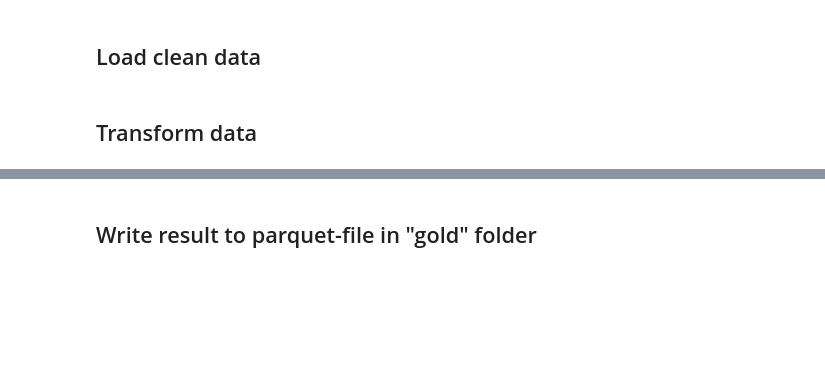
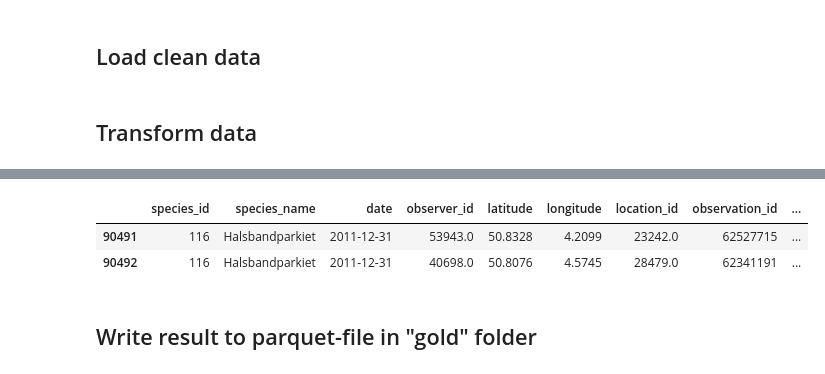
Before and after one commit to AnnelyseBe/syntra_eindwerk_birds, a Jupyter notebook: 3_transformation/1_observations.ipynb, the cells around one changed output, grey strips where cells are left out. Cells and saved outputs as stored; diff of their text form; code cells hidden in the pictures; blank space fills up the shorter version.

```diff
--- a/3_transformation/1_observations.ipynb
+++ b/3_transformation/1_observations.ipynb
@@ -71,5 +71,11 @@ df_observations.head(2)
 # %%
-df_observations_gold = df_observations[['species_id', 'species_name', 'date', 'observer_id', 'latitude', 'longitude', 'location_id', 'observation_id']]
+df_observations_gold = df_observations[['species_id', 'species_name', 'date', 'observer_id', 'latitude', 'longitude', 'location_id', 'observation_id','source']]
+# %%
+df_observations_gold[df_observations_gold['date'].dt.year == 2011].head(2)
+# %% [output]
+|  | species_id | species_name | date | observer_id | latitude | longitude | location_id | observation_id | ... |
+| 90491 | 116 | Halsbandparkiet | 2011-12-31 | 53943.0 | 50.8328 | 4.2099 | 23242.0 | 62527715 | ... |
+| 90492 | 116 | Halsbandparkiet | 2011-12-31 | 40698.0 | 50.8076 | 4.5745 | 28479.0 | 62341191 | ... |
 # %% [markdown]
 ## Write result to parquet-file in "gold" folder
 # %%
```
Also changed, not shown: parts of 4 cells of this notebook, 14 other files.
